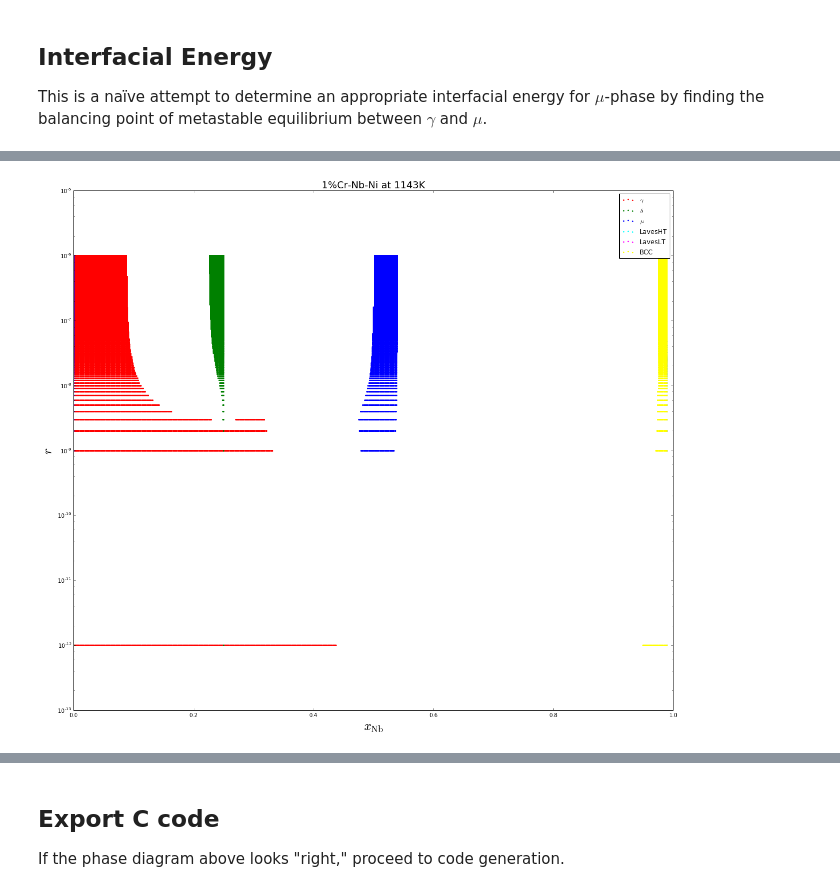
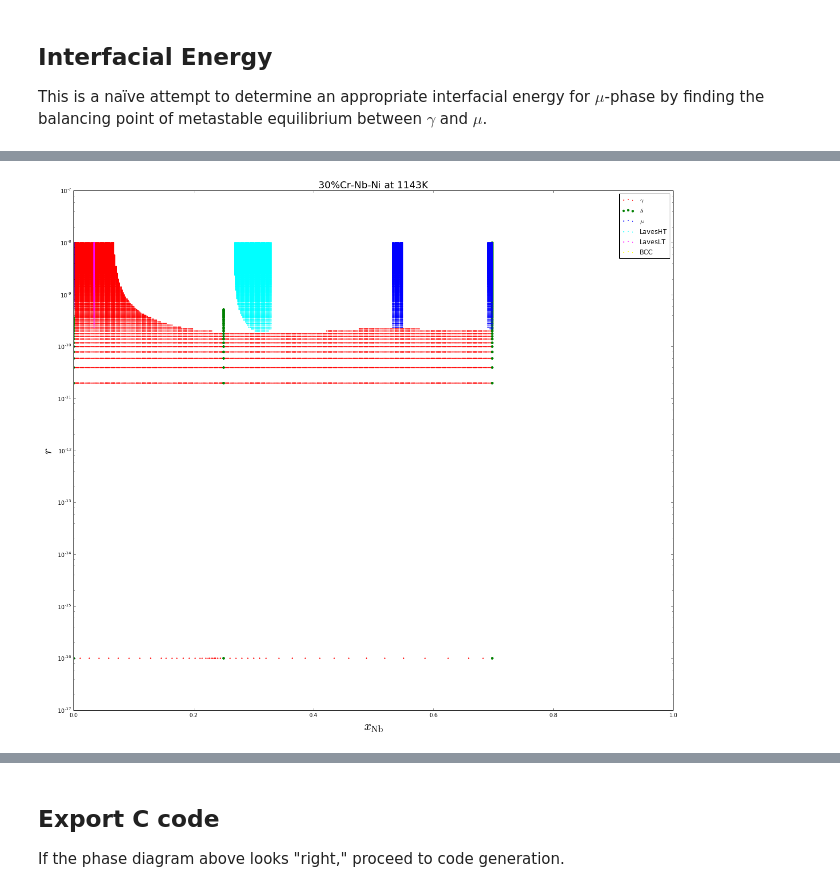
Before and after one commit to usnistgov/phasefield-precipitate-aging, a Jupyter notebook: CALPHAD_qhull.ipynb, the cells around one changed output, grey strips where cells are left out. Drawn from its saved outputs; the diff is of its cells as text; code cells hidden in the pictures.

Commit message:
cannot stabilize delta at this composition

```diff
--- a/CALPHAD_qhull.ipynb
+++ b/CALPHAD_qhull.ipynb
@@ -424,11 +424,15 @@ print "%ih:%im:%is elapsed" % (int(runtime/3600), int(runtime/60)%60, int(runtim
 ## Interfacial Energy
 This is a naïve attempt to determine an appropriate interfacial energy for $\mu$-phase by finding the balancing point of metastable equilibrium between $\gamma$ and $\mu$.
 # %%
-sigma_del = 1.01 # J/m**2
-sigma_mu = sigma_del / 20 # J/m**2
-sigma_lav = sigma_del / 20 # J/m**2
-rmax = 1.0e-6  # 1 um
-rmin = 1.0e-12 # 0.1 μm
+sigma_del = 1.01 # J/m^2
+sigma_mu = sigma_del #/ 10 # J/m^2
+sigma_lav = sigma_del #/ 10 # J/m^2
+sigma_gprime = sigma_del / 20 # J / m^2: absolute minimum interfacial energy!
+#if sigma_gprime > sigma_mu or sigma_gprime > sigma_lav:
+#    # complain bitterly and at length about breaking physics
+
+rmax = 1.0e-8  # m
+rmin = 1.0e-16 # m
 Vm = 1.0e-5 # m**3/mol
 
 def computeKernelInterfacial(n):
@@ -441,7 +445,7 @@ def computeKernelInterfacial(n):
     m = (rmax - rmin) / (density - 1)
     r = rmin + m * b
 
-    xcr = 0.01 # constant, midpoint of mu phase field
+    xcr = 0.30 # constant, from IN625 nominal composition
     xni = 1 - xcr - xnb
 
     result = [0]*9
@@ -451,10 +455,10 @@ def computeKernelInterfacial(n):
         result[1] = xnb
         result[2] = xni
         result[3] = Gg(xcr,xnb,xni)
-        result[4] = Gd(xcr,xnb) + 2.0 * Vm * sigma_del / r
-        result[5] = Gu(xcr,xnb,xni) + 2.0 * Vm * sigma_mu / r
-        result[6] = Gh(xnb,xni) + 2.0 * Vm * sigma_lav / r
-        result[7] = Gl(xnb,xni) + 2.0 * Vm * sigma_lav / r
+        result[4] = Gd(xcr,xnb)     + 2.0 * Vm * sigma_del / r
+        result[5] = Gu(xcr,xnb,xni) + 2.0 * Vm * sigma_mu  / r
+        result[6] = Gh(xnb,xni)     + 2.0 * Vm * sigma_lav / r
+        result[7] = Gl(xnb,xni)     + 2.0 * Vm * sigma_lav / r
         result[8] = Gb(xcr,xnb,xni)
 
     return result
@@ -461,5 +494,5 @@ def computeKernelInterfacial(n):
 # %%
-density = 1001
+density = 501
 allR = []
 allNb = []
 allG = []
@@ -482,7 +515,8 @@ if __name__ == '__main__':
 
         # Accumulate (x, G) points for each phase
         if xni>0:
-            f = (fg, fd, fu, fh, fl, fb)
+            #f = (fg, fd, fu, fh, fl, fb)
+            f = (fg, fd, fu, fh, fl) # Exclude BCC
             for n in range(len(f)):
                 allR.append(r)
                 allNb.append(xnb)
@@ -525,29 +557,30 @@ for r in range(density):
         for i in simplex:
             Y[myI[i]].append(myR[i])
             X[myI[i]].append(myN[i])
-#             for j in simplex:
-#                 if myI[i]==myI[j]:
-#                     pass
-#                 tielines.append([[myN[i], myN[j]],
-#                                  [myR[i], myR[j]]])
+            for j in simplex:
+                if myI[i]==myI[j]:
+                    pass
+                tielines.append([[myN[i], myN[j]],
+                                 [myR[i], myR[j]]])
 # %%
 # Plot phase diagram
+sizes = [1, 12, 1, 1, 1, 1]
 pltsize = 20
 plt.figure(figsize=(pltsize, rt3by2*pltsize))
-plt.title("1%%Cr-Nb-Ni at %.0fK"%temp, fontsize=18)
+plt.title("30%%Cr-Nb-Ni at %.0fK"%temp, fontsize=18)
 plt.xlim([0,1])
 #plt.ylim([0,1.01*rmax])
 plt.xlabel(r'$x_\mathrm{Nb}$', fontsize=24)
 plt.ylabel(r'$r$', fontsize=24)
 plt.yscale('log')
 # for tie in tielines:
 #     plt.plot(tie[0], tie[1], '-k', alpha=0.02)
 for i in range(len(labels)):
-    plt.scatter(X[i], Y[i], color=colors[i], s=2.5, label=labels[i])
+    plt.scatter(X[i], Y[i], color=colors[i], s=sizes[i], label=labels[i])
 plt.legend(loc='best')
 plt.show()
 # %% [output]
-[figure, old version]
+[figure, new version]
 # %%
 runtime = time.time() - starttime
 print "%ih:%im:%is elapsed" % (int(runtime/3600), int(runtime/60)%60, int(runtime)%60)
```
Also changed, not shown: parts of 6 cells of this notebook.
